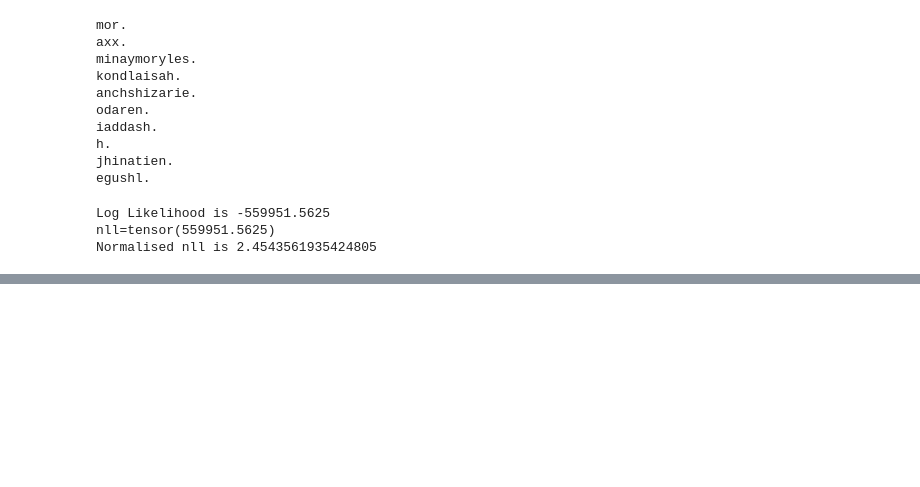
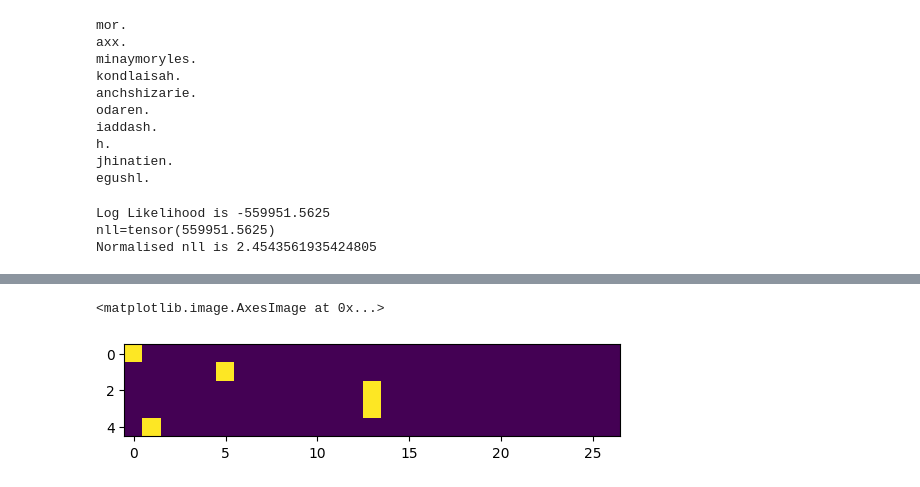
Before and after one commit to pranavkoka/Neural_Networks_Andrej_Karpathy, a Jupyter notebook: build_makemore.ipynb, the cells around one changed output, grey strips where cells are left out. Saved outputs shown, nothing was run; the diff lists cells and outputs as text; code cells hidden in the pictures; blank space fills up the shorter version.

```diff
--- a/build_makemore.ipynb
+++ b/build_makemore.ipynb
@@ -174,0 +178,15 @@ Normalised nll is 2.4543561935424805
+# %%
+xs, ys = [], []
+
+for w in words[:1]:
+    chs = ['.'] + list(w) + ['.']
+    for c1, c2 in zip(chs, chs[1:]):
+        ix1 = s_to_i[c1]
+        ix2 = s_to_i[c2]
+        print(c1,c2)
+        xs.append(ix1)
+        ys.append(ix2)
+
+xs = torch.tensor(xs) #.tensor infers the dtype but .Tensor assigns dtype float32
+ys = torch.tensor(ys)
+xs,ys
@@ -174,0 +200,4 @@ Normalised nll is 2.4543561935424805
+# %%
+import torch.nn.functional as F
+x_enc = F.one_hot(xs, num_classes=27).float() #we want float dtype to be fed into the nn and not int
+x_enc
@@ -174,0 +215,5 @@ Normalised nll is 2.4543561935424805
+# %%
+plt.imshow(x_enc)
+# %% [output]
+<matplotlib.image.AxesImage at 0x...>
+[figure, added]
```
Also changed, not shown: parts of 6 cells of this notebook.
